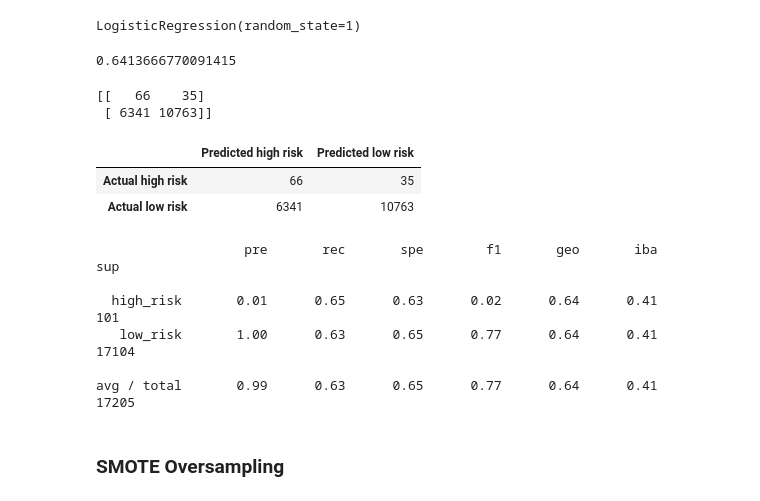
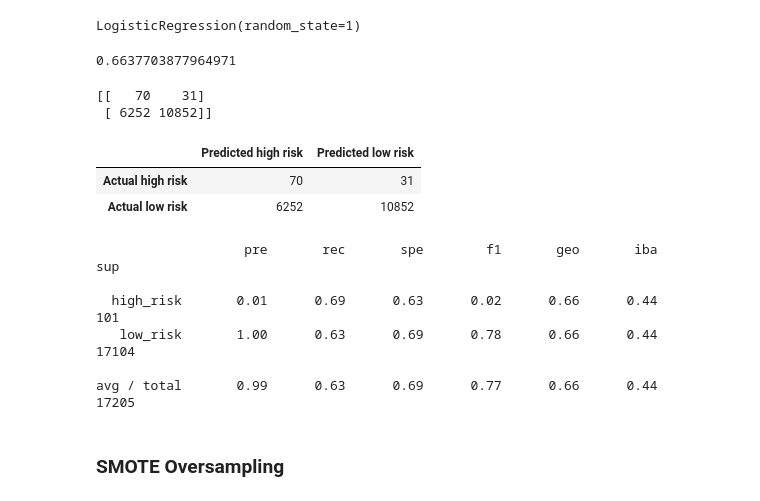
Before and after one commit to vijaycse/Credit_Risk_Analysis, a Jupyter notebook: credit_risk_resampling.ipynb, the cells around one changed output. Drawn from its saved outputs; the diff is of its cells as text; code cells hidden in the pictures.

Commit message:
ensemble and report added

```diff
--- a/credit_risk_resampling.ipynb
+++ b/credit_risk_resampling.ipynb
@@ -39,7 +39,7 @@ columns = [
 target = ["loan_status"]
 # %%
 # Load the data
-file_path = Path('LoanStats_2019Q1.csv')
+file_path = Path('resources/LoanStats_2019Q1.csv')
 df = pd.read_csv(file_path, skiprows=1)[:-2]
 df = df.loc[:, columns].copy()
 
@@ -145,26 +145,26 @@ classifier
 LogisticRegression(random_state=1)
 # %%
 # Calculated the balanced accuracy score
-from sklearn.metrics import confusion_matrix, classification_report
+from sklearn.metrics import confusion_matrix, classification_report,balanced_accuracy_score
 classifier.fit(X_resampled, y_resampled)
 y_pred = classifier.predict(X_test)
 balanced_accuracy_score(y_test,y_pred)
 # %% [output]
-0.6413666770091415
+0.6637703877964971
 # %%
 # Display the confusion matrix
 cm = confusion_matrix(y_test, y_pred)
 print(cm)
 cm_df = pd.DataFrame(
-    cm_df, index=["Actual high risk", "Actual low risk"], columns=["Predicted high risk", "Predicted low risk"])
+    cm, index=["Actual high risk", "Actual low risk"], columns=["Predicted high risk", "Predicted low risk"])
 
 cm_df
 # %% [output]
-[[   66    35]
- [ 6341 10763]]
+[[   70    31]
+ [ 6252 10852]]
 |  | Predicted high risk | Predicted low risk |
-| Actual high risk | 66 | 35 |
-| Actual low risk | 6341 | 10763 |
+| Actual high risk | 70 | 31 |
+| Actual low risk | 6252 | 10852 |
 # %%
 # Print the imbalanced classification report
 from imblearn.metrics import classification_report_imbalanced
@@ -172,10 +172,10 @@ print(classification_report_imbalanced(y_test, y_pred))
 # %% [output]
                    pre       rec       spe        f1       geo       iba       sup
 
-  high_risk       0.01      0.65      0.63      0.02      0.64      0.41       101
-   low_risk       1.00      0.63      0.65      0.77      0.64      0.41     17104
+  high_risk       0.01      0.69      0.63      0.02      0.66      0.44       101
+   low_risk       1.00      0.63      0.69      0.78      0.66      0.44     17104
 
-avg / total       0.99      0.63      0.65      0.77      0.64      0.41     17205
+avg / total       0.99      0.63      0.69      0.77      0.66      0.44     17205
 # %% [markdown]
 ### SMOTE Oversampling
 # %%
```
Also changed, not shown: parts of 1 cell of this notebook, 1 other file.
